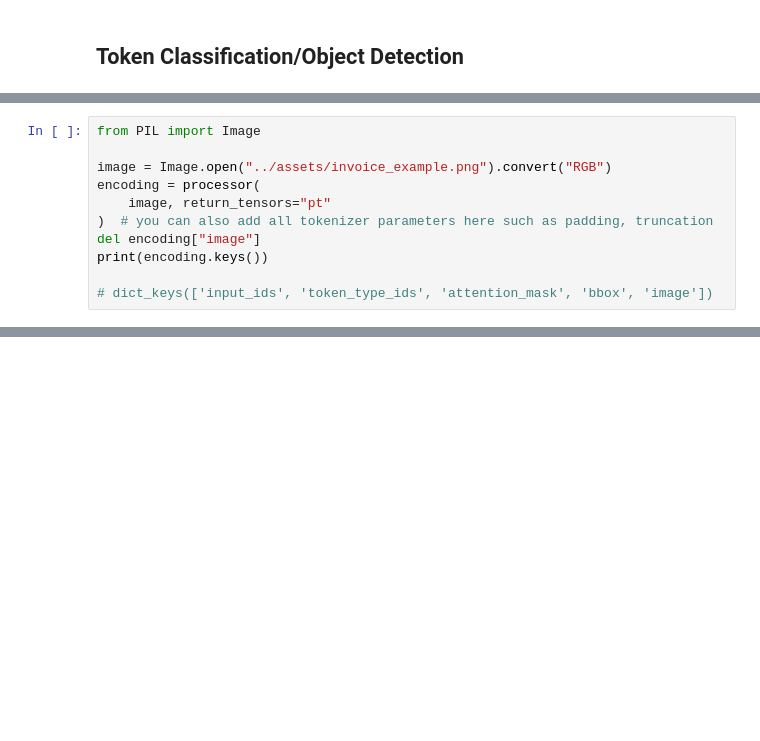
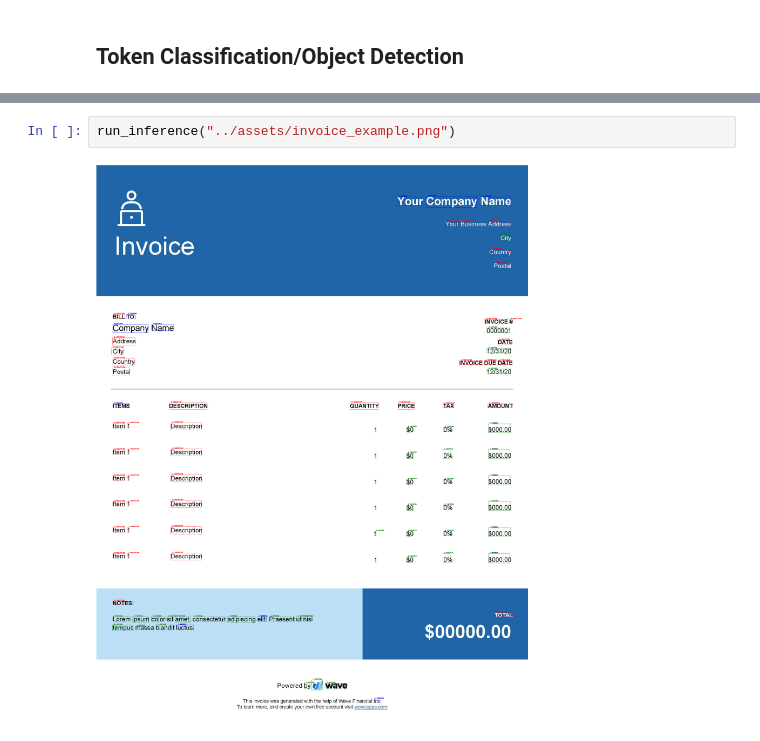
Before and after one commit to philschmid/document-ai-transformers, a Jupyter notebook: inference/layoutlm_inference.ipynb, the cells around one changed output, grey strips where cells are left out. Drawn from its saved outputs; the diff is of its cells as text; blank space fills up the shorter version.

Commit message:
layout lm example

```diff
--- a/inference/layoutlm_inference.ipynb
+++ b/inference/layoutlm_inference.ipynb
@@ -17,11 +7,0 @@ processor = LayoutLMv2Processor.from_pretrained(processor_id)
-# %%
-from PIL import Image
-
-image = Image.open("../assets/invoice_example.png").convert("RGB")
-encoding = processor(
-    image, return_tensors="pt"
-)  # you can also add all tokenizer parameters here such as padding, truncation
-del encoding["image"]
-print(encoding.keys())
-
-# dict_keys(['input_ids', 'token_type_ids', 'attention_mask', 'bbox', 'image'])
@@ -102,0 +68,4 @@ postprocess(image,predictions,encoding)
+# %%
+run_inference("../assets/invoice_example.png")
+# %% [output]
+[figure, added]
```
Also changed, not shown: parts of 8 cells of this notebook, 2 other files.
